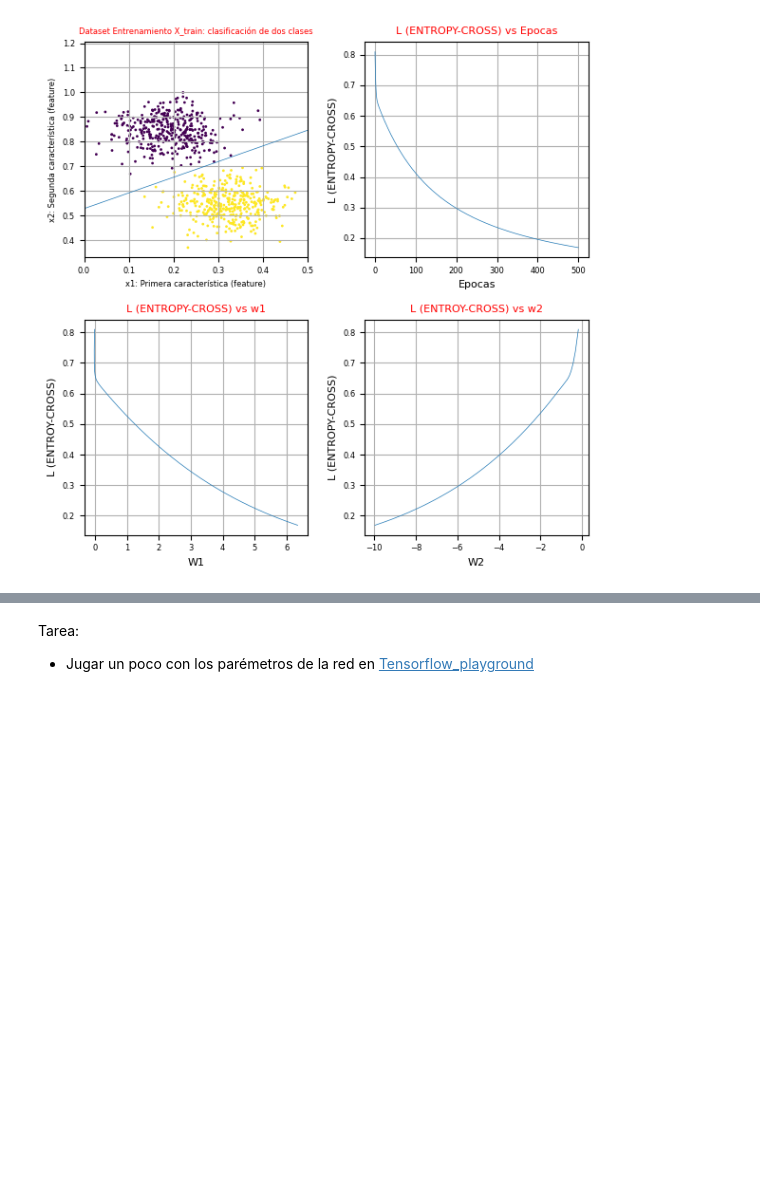
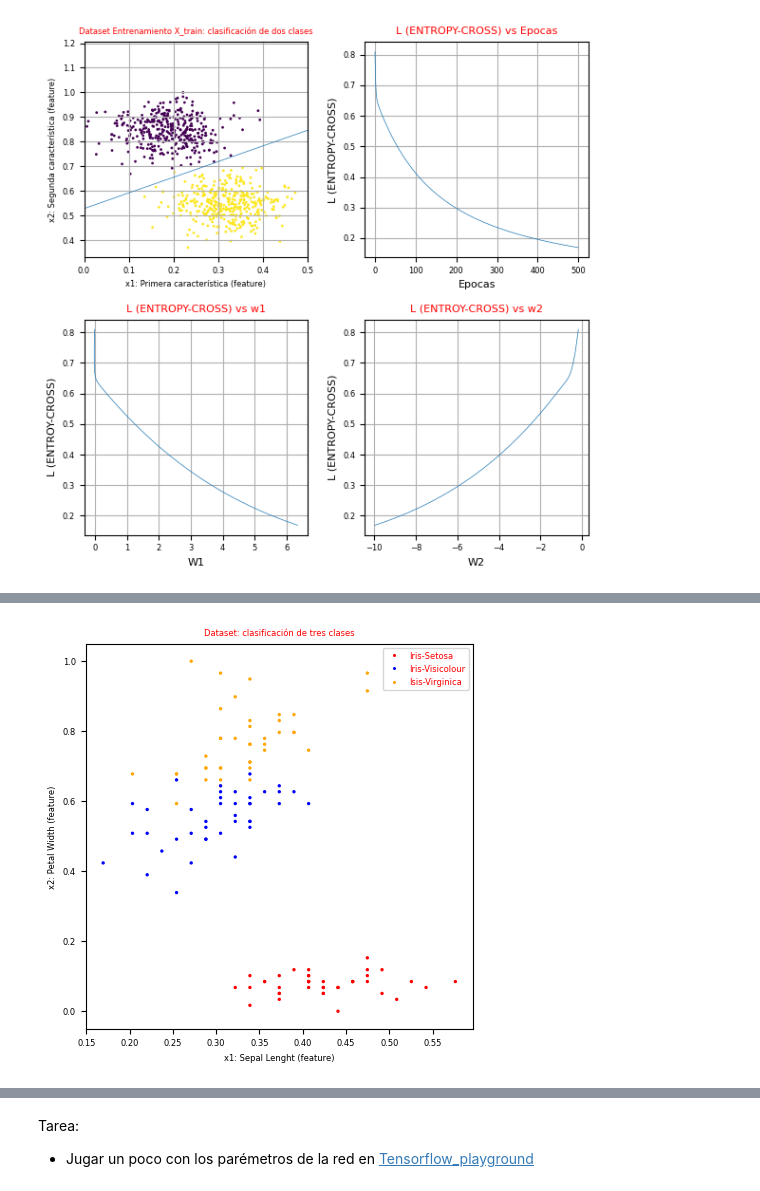
Before and after one commit to Quantum-Colombia/Course_AI, a Jupyter notebook: CourseAI_week3.ipynb, the cells around one changed output, grey strips where cells are left out. Saved outputs shown, nothing was run; the diff lists cells and outputs as text; code cells hidden in the pictures; blank space fills up the shorter version.

```diff
--- a/CourseAI_week3.ipynb
+++ b/CourseAI_week3.ipynb
@@ -1129,0 +1169,18 @@ visualizar()
+# %%
+import numpy as np
+from sklearn.datasets import load_iris
+"""
+importar el dataset
+"""
+#DATASET
+
+dataset = load_iris()
+features = dataset.data
+etiquetas = dataset.target
+
+#PREPARACIÓN DEL DATASET PARA EL APRENDIZAJE
+#MATRIZ X
+print("len(features)",len(features))
+print(etiquetas)
+print("Sample 100: ", features[100])
+print("Primeros 10 samples\n", features[0:9])
@@ -1129,0 +1509,65 @@ visualizar()
+# %%
+from matplotlib.colors import ListedColormap
+from sklearn.model_selection import train_test_split
+
+
+#SEPARACION DEL DATASEt EN DOS: ENTRENAMINETO Y TESTEO
+"""
+Se podría hacer manualmente, sin embargo para una muy buena
+separación se utilizó la librería sklearn.model_selection:
+test_size = 0.2 (80% para TRAIN y 20% para TEST)
+random_state = 21 (un entero -asegura repetir la selección aletoria-)
+"""
+X_train, X_test, y_train, y_test = train_test_split(X, y, test_size=0.2, random_state=21, stratify=y)
+
+
+#Comprobar que todo va bien
+print("Forma (shape) de X_train: ",np.shape(X_train))
+print("Forma (shape) de y_train: ",np.shape(y_train))
+print("Forma (shape) de X_test: ",np.shape(X_test))
+print("Forma (shape) de y_test: ",np.shape(y_test))
+
+print("X_train de 0 a 10 = ", X_train[0:10])
+print("y_train de 0 a 0 = ", y_train[0:10])
+print("X_test de 0 a 10 = ", X_test[0:10])
+print("y_test de 0 a 10 = ", y_test[0:10])
+
+
+"""
+GRAFICAR
+"""
+def visualizar(X,y):
+
+   #graficar los datos
+   fig, ax =  plt.subplots(figsize=(5, 5))
+
+   tamano = 6
+   clases = ['Iris-Setosa', 'Iris-Visicolour', 'Isis-Virginica']
+   colores = ListedColormap(['red', 'blue', 'orange'])
+   """
+   Aplanar Y en vector columna con valores que identifiquen
+   las clases: Aquí se optón por valors 0, 1 y 2
+   [1 0 0] pasa a [0]
+   [0 1 0] pasa a [1]
+   [0 0 1] pasa a [2]
+   """
+   y_aplanado = np.argmax(y,axis=1)
+   #x2 vs x1
+   scatter = ax.scatter(X[:,0], X[:,1],  c = y_aplanado, cmap=colores, s=2)
+   ax.set_xlabel('x1: Sepal Lenght (feature)', fontsize=tamano)
+   ax.set_ylabel('x2: Petal Width (feature)', fontsize=tamano)
+   ax.set_title("Dataset: clasificación de tres clases", fontsize=tamano)
+   #tamaño de las etiquetas de los ejes
+   ax.xaxis.set_tick_params(labelsize=tamano)
+   ax.yaxis.set_tick_params(labelsize=tamano)
+   ax.legend(handles=scatter.legend_elements()[0], labels=clases, fontsize=tamano, markerscale=0.2)
+
+   #plt.show()
+
+
+visualizar(X_train,y_train)
+
+visualizar(X_test,y_test)
+
+plt.show()
+# %% [output]
@@ -1129,0 +1591 @@ visualizar()
+[figure, added]
```
Also changed, not shown: parts of 23 cells of this notebook.
